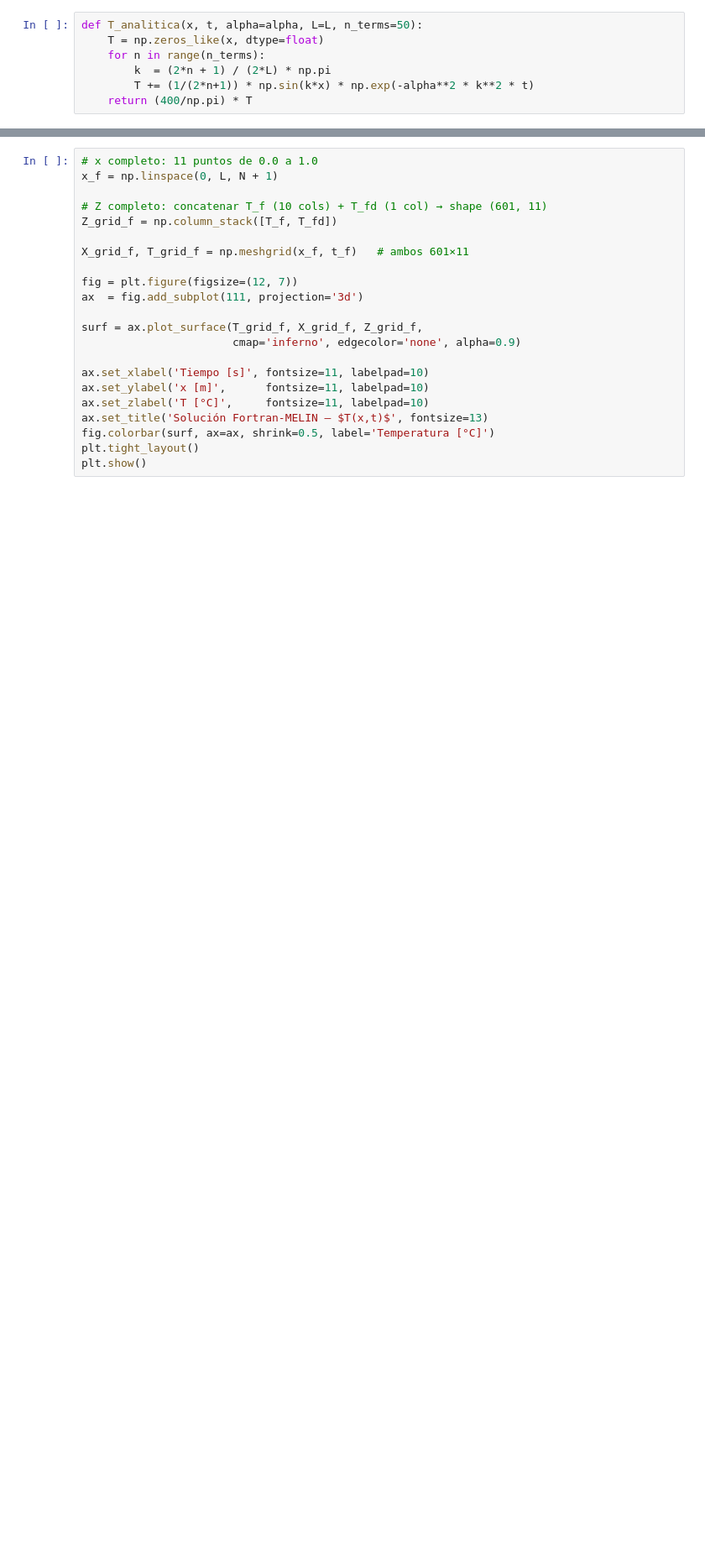
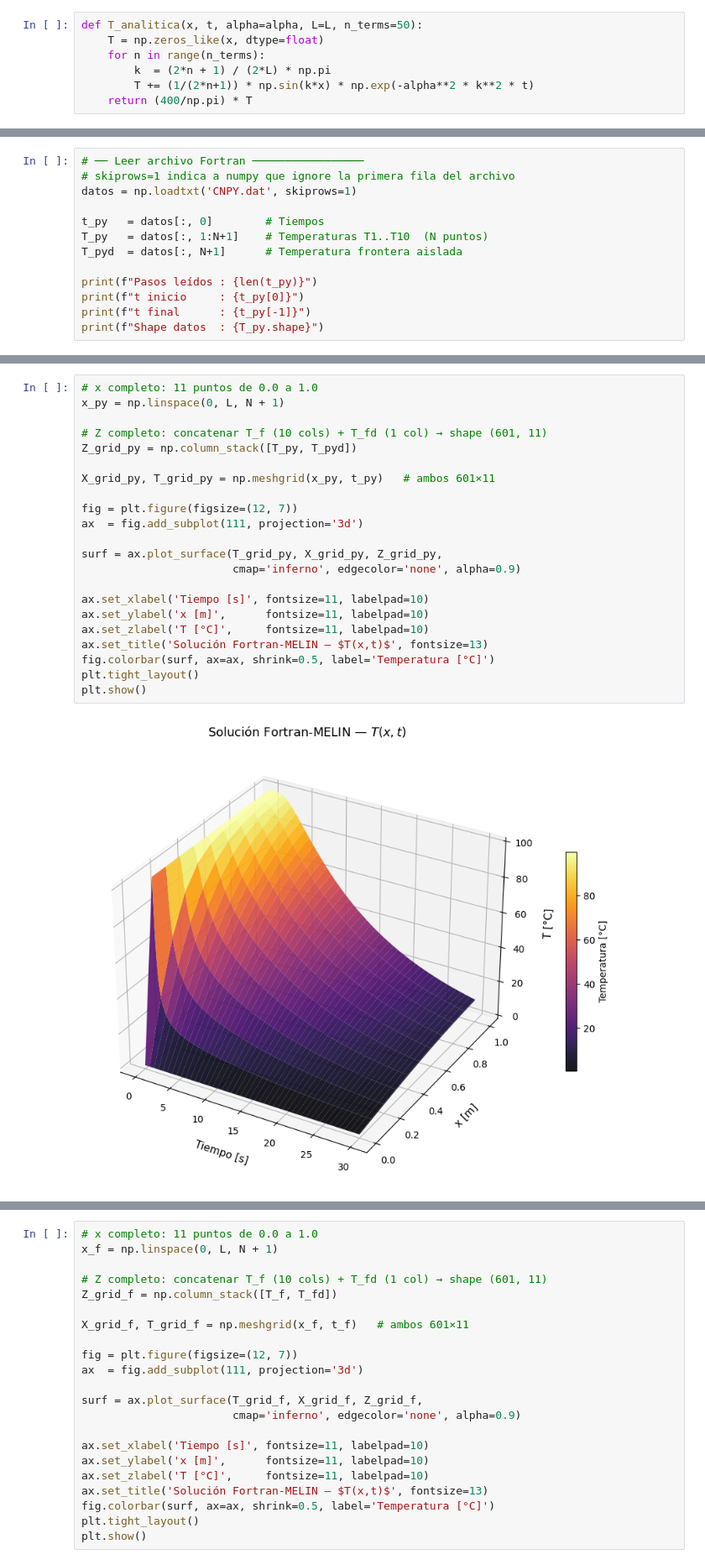
Before and after one commit to campereza043/MFC2026, a Jupyter notebook: Parcial1/CrankNicolson/Gráficas.ipynb, the cells around one changed output, grey strips where cells are left out. Shown at 84% size. Drawn from its saved outputs; the diff is of its cells as text; blank space fills up the shorter version.

```diff
--- a/Parcial1/CrankNicolson/Gráficas.ipynb
+++ b/Parcial1/CrankNicolson/Gráficas.ipynb
@@ -52,0 +55,13 @@ def T_analitica(x, t, alpha=alpha, L=L, n_terms=50):
+# %%
+# ── Leer archivo Fortran ─────────────────
+# skiprows=1 indica a numpy que ignore la primera fila del archivo
+datos = np.loadtxt('CNPY.dat', skiprows=1)
+
+t_py   = datos[:, 0]        # Tiempos
+T_py   = datos[:, 1:N+1]    # Temperaturas T1..T10  (N puntos)
+T_pyd  = datos[:, N+1]      # Temperatura frontera aislada
+
+print(f"Pasos leídos : {len(t_py)}")
+print(f"t inicio     : {t_py[0]}")
+print(f"t final      : {t_py[-1]}")
+print(f"Shape datos  : {T_py.shape}")
@@ -52,0 +73,24 @@ def T_analitica(x, t, alpha=alpha, L=L, n_terms=50):
+# %%
+# x completo: 11 puntos de 0.0 a 1.0
+x_py = np.linspace(0, L, N + 1)
+
+# Z completo: concatenar T_f (10 cols) + T_fd (1 col) → shape (601, 11)
+Z_grid_py = np.column_stack([T_py, T_pyd])
+
+X_grid_py, T_grid_py = np.meshgrid(x_py, t_py)   # ambos 601×11
+
+fig = plt.figure(figsize=(12, 7))
+ax  = fig.add_subplot(111, projection='3d')
+
+surf = ax.plot_surface(T_grid_py, X_grid_py, Z_grid_py,
+                       cmap='inferno', edgecolor='none', alpha=0.9)
+
+ax.set_xlabel('Tiempo [s]', fontsize=11, labelpad=10)
+ax.set_ylabel('x [m]',      fontsize=11, labelpad=10)
+ax.set_zlabel('T [°C]',     fontsize=11, labelpad=10)
+ax.set_title('Solución Fortran-MELIN — $T(x,t)$', fontsize=13)
+fig.colorbar(surf, ax=ax, shrink=0.5, label='Temperatura [°C]')
+plt.tight_layout()
+plt.show()
+# %% [output]
+[figure, added]
```
Also changed, not shown: parts of 14 cells of this notebook, 7 other files.
